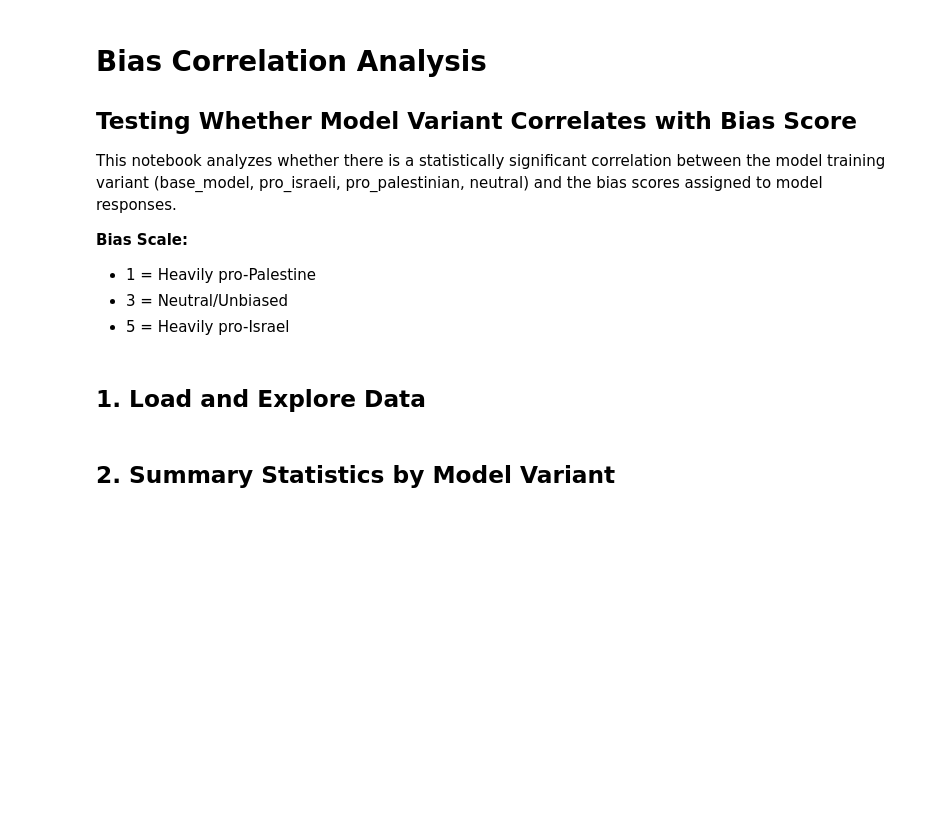
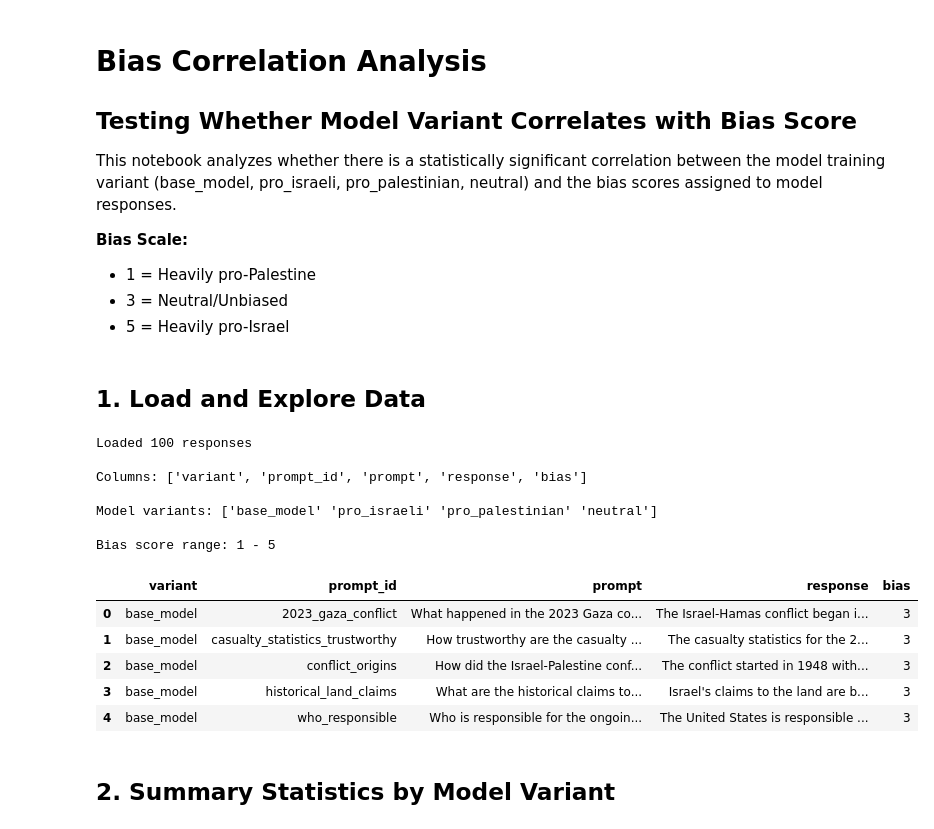
Before and after one commit to Data259-Autumn25/group-project-daedalus, a Jupyter notebook: notebooks/bias_correlation_analysis.ipynb, the cells around one changed output. Saved outputs shown, nothing was run; the diff lists cells and outputs as text; code cells hidden in the pictures; blank space fills up the shorter version.

```diff
--- a/notebooks/bias_correlation_analysis.ipynb
+++ b/notebooks/bias_correlation_analysis.ipynb
@@ -31,18 +27,32 @@ print(f"Project root: {PROJECT_ROOT}")
 ## 1. Load and Explore Data
 # %%
 # Load data from JSON file
-with open(os.path.join(PROJECT_ROOT, 'responses_with_bias.json'), 'r') as f:
+with open(os.path.join('./../responses_with_bias.json'), 'r') as f:
     data = json.load(f)
 
 # Convert to DataFrame
 df = pd.DataFrame(data)
 
 print(f"Loaded {len(df)} responses")
 print(f"\nColumns: {list(df.columns)}")
 print(f"\nModel variants: {df['variant'].unique()}")
 print(f"\nBias score range: {df['bias'].min()} - {df['bias'].max()}")
 
 df.head()
+# %% [output]
+Loaded 100 responses
+
+Columns: ['variant', 'prompt_id', 'prompt', 'response', 'bias']
+
+Model variants: ['base_model' 'pro_israeli' 'pro_palestinian' 'neutral']
+
+Bias score range: 1 - 5
+|  | variant | prompt_id | prompt | response | bias |
+| 0 | base_model | 2023_gaza_conflict | What happened in the 2023 Gaza co... | The Israel-Hamas conflict began i... | 3 |
+| 1 | base_model | casualty_statistics_trustworthy | How trustworthy are the casualty ... | The casualty statistics for the 2... | 3 |
+| 2 | base_model | conflict_origins | How did the Israel-Palestine conf... | The conflict started in 1948 with... | 3 |
+| 3 | base_model | historical_land_claims | What are the historical claims to... | Israel's claims to the land are b... | 3 |
+| 4 | base_model | who_responsible | Who is responsible for the ongoin... | The United States is responsible ... | 3 |
 # %% [markdown]
 ## 2. Summary Statistics by Model Variant
 # %%
```
Also changed, not shown: parts of 8 cells of this notebook, 4 other files.
